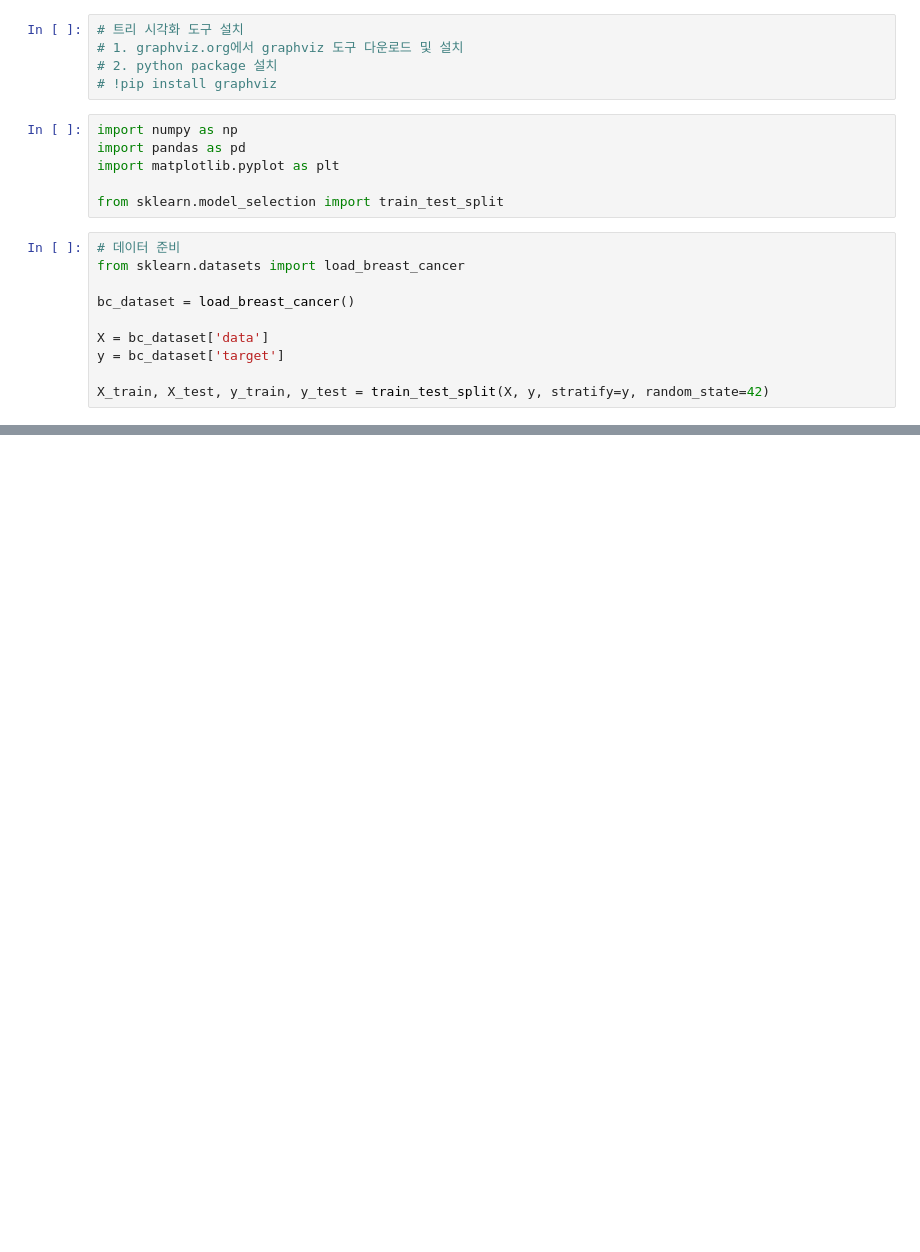
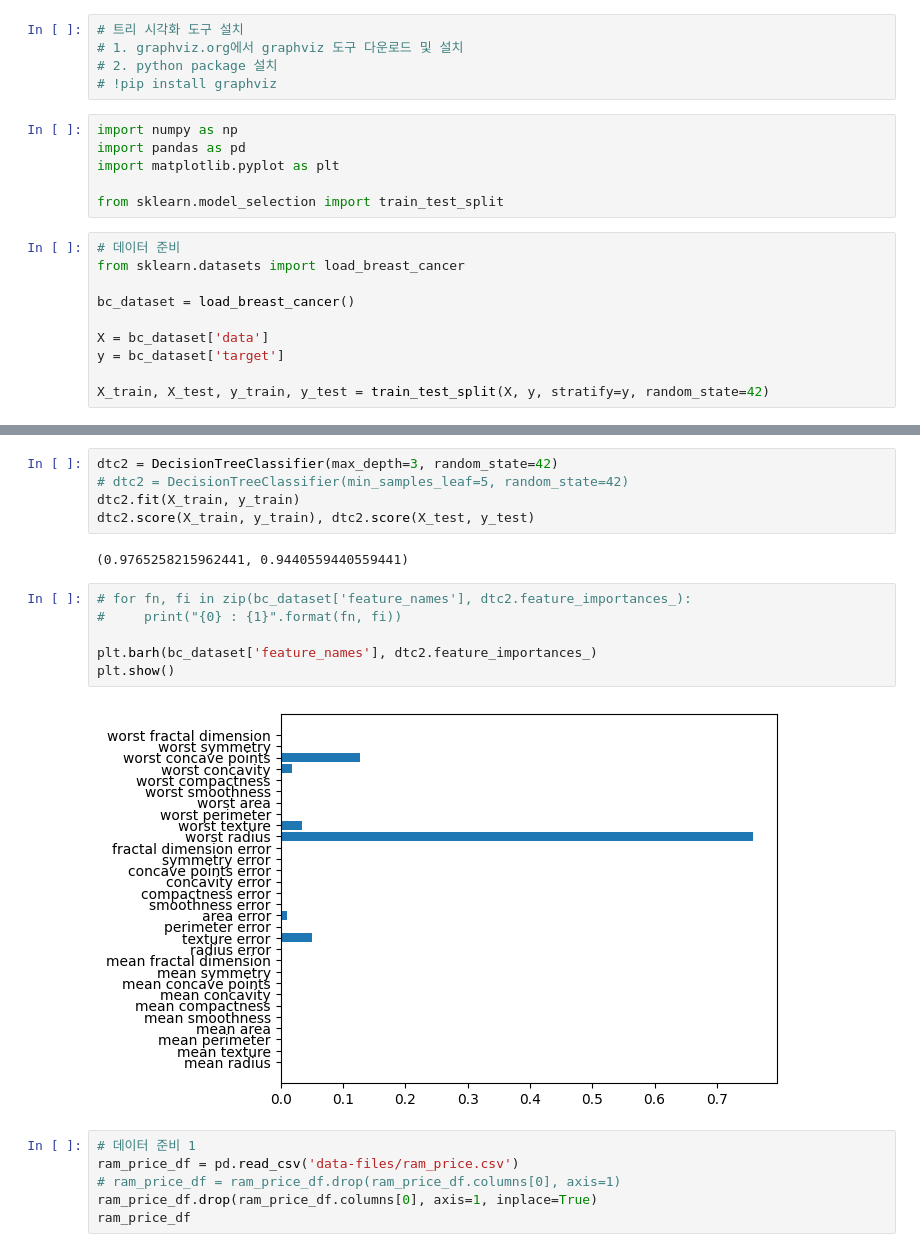
Before and after one commit to shared-repo/human-da, a Jupyter notebook: workspace/ml-basic/example-07.ipynb, the cells around one changed output, grey strips where cells are left out. Saved outputs shown, nothing was run; the diff lists cells and outputs as text; blank space fills up the shorter version.

```diff
--- a/workspace/ml-basic/example-07.ipynb
+++ b/workspace/ml-basic/example-07.ipynb
@@ -46,3 +46,24 @@ with open('models/breast-cancer-model.dot') as f:
 graphviz.Source(tree_graph_data)
 # %% [output]
 [drawing not drawn]
+# %%
+dtc2 = DecisionTreeClassifier(max_depth=3, random_state=42)
+# dtc2 = DecisionTreeClassifier(min_samples_leaf=5, random_state=42)
+dtc2.fit(X_train, y_train)
+dtc2.score(X_train, y_train), dtc2.score(X_test, y_test)
+# %% [output]
+(0.9765258215962441, 0.9440559440559441)
+# %%
+# for fn, fi in zip(bc_dataset['feature_names'], dtc2.feature_importances_):
+#     print("{0} : {1}".format(fn, fi))
+
+plt.barh(bc_dataset['feature_names'], dtc2.feature_importances_)
+plt.show()
+# %% [output]
+[figure, added]
+# %%
+# 데이터 준비 1
+ram_price_df = pd.read_csv('data-files/ram_price.csv')
+# ram_price_df = ram_price_df.drop(ram_price_df.columns[0], axis=1)
+ram_price_df.drop(ram_price_df.columns[0], axis=1, inplace=True)
+ram_price_df
```
Also changed, not shown: parts of 4 cells of this notebook, 2 other files.
